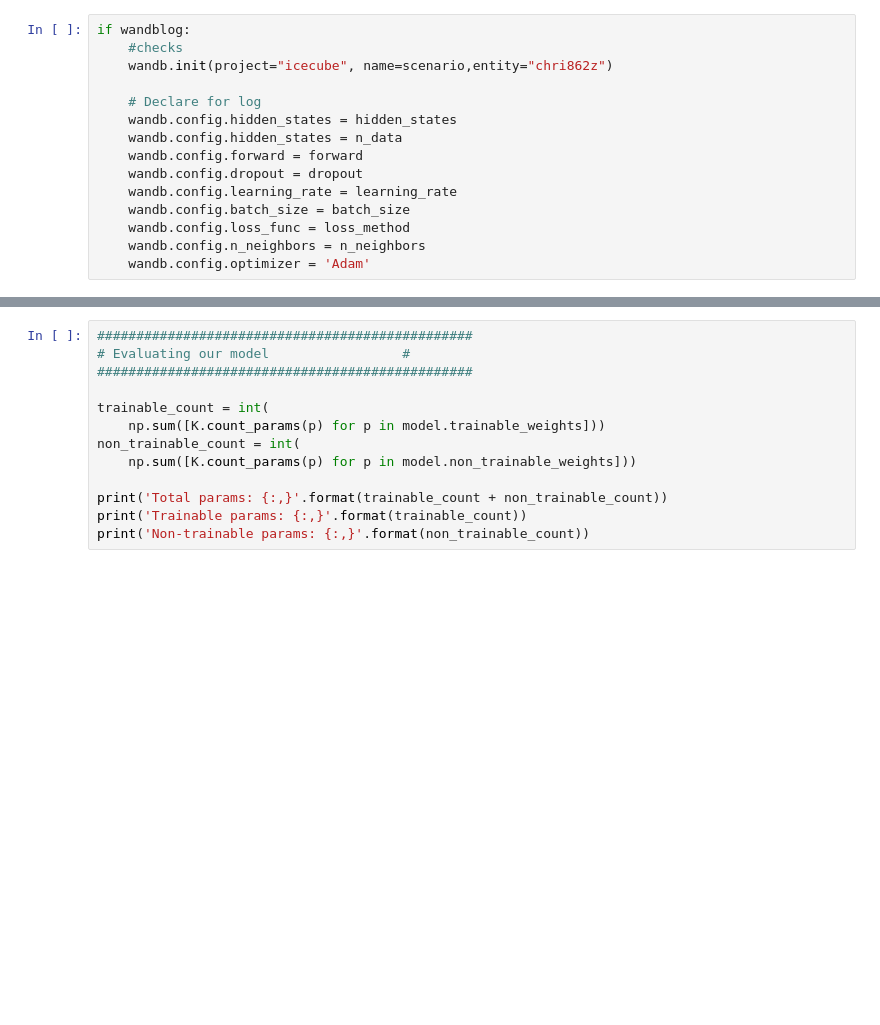
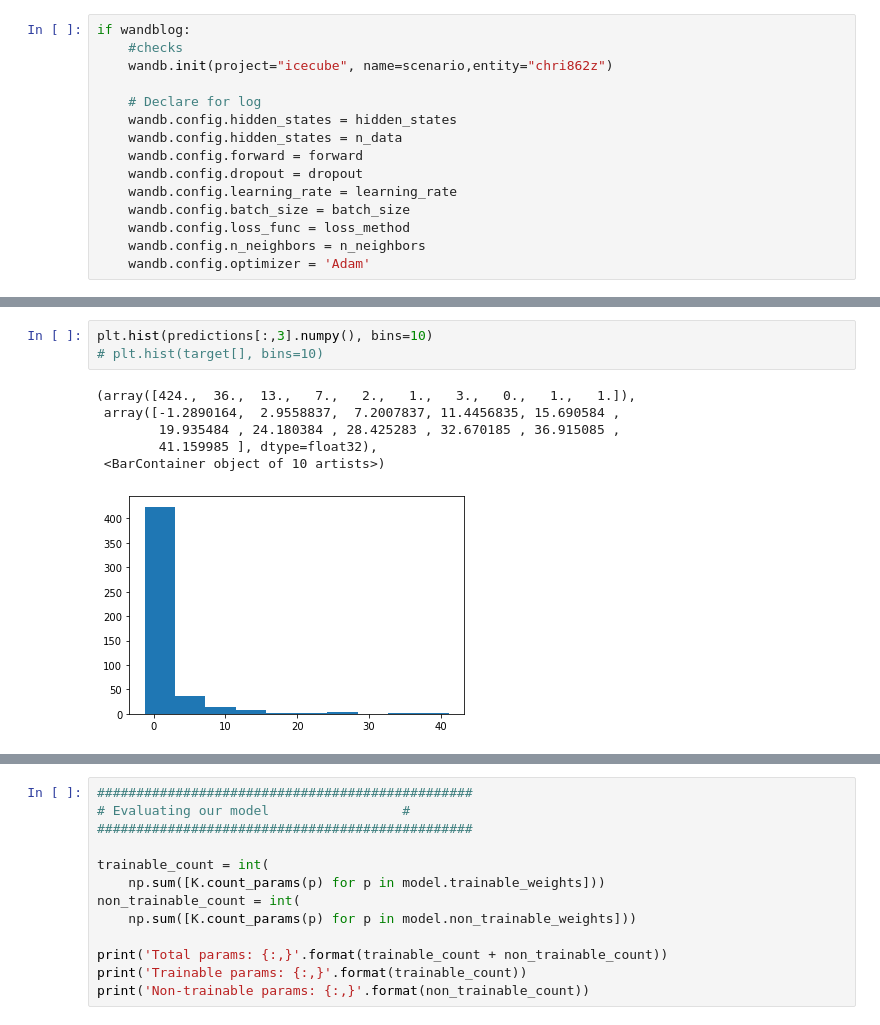
Before and after one commit to astrockragh/IceCube, a Jupyter notebook: TrainGAT.ipynb, the cells around one changed output, grey strips where cells are left out. Saved outputs shown, nothing was run; the diff lists cells and outputs as text; blank space fills up the shorter version.

```diff
--- a/TrainGAT.ipynb
+++ b/TrainGAT.ipynb
@@ -349,3 +397,13 @@ KeyboardInterrupt:
+# %%
+plt.hist(predictions[:,3].numpy(), bins=10)
+# plt.hist(target[], bins=10)
+# %% [output]
+(array([424.,  36.,  13.,   7.,   2.,   1.,   3.,   0.,   1.,   1.]),
+ array([-1.2890164,  2.9558837,  7.2007837, 11.4456835, 15.690584 ,
+        19.935484 , 24.180384 , 28.425283 , 32.670185 , 36.915085 ,
+        41.159985 ], dtype=float32),
+ <BarContainer object of 10 artists>)
+[figure, added]
 # %%
 fig, ax = test_angle(loader_test)
 if wandblog:
```
Also changed, not shown: parts of 10 cells of this notebook, 11 other files.
